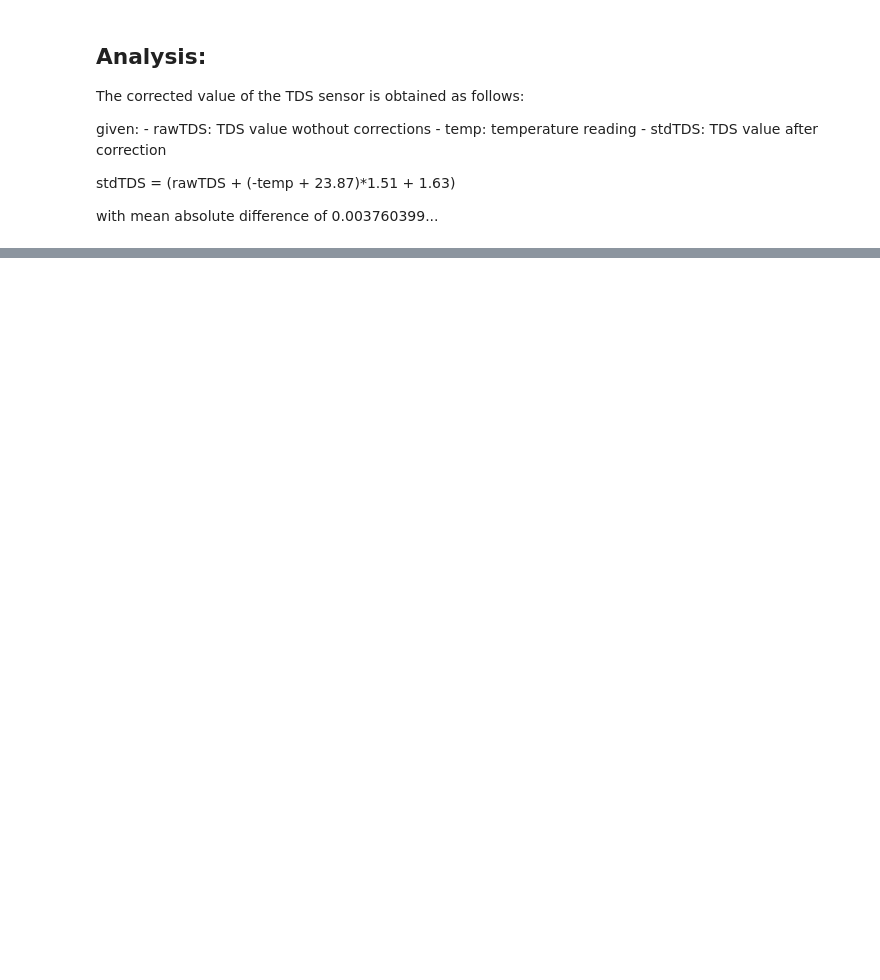
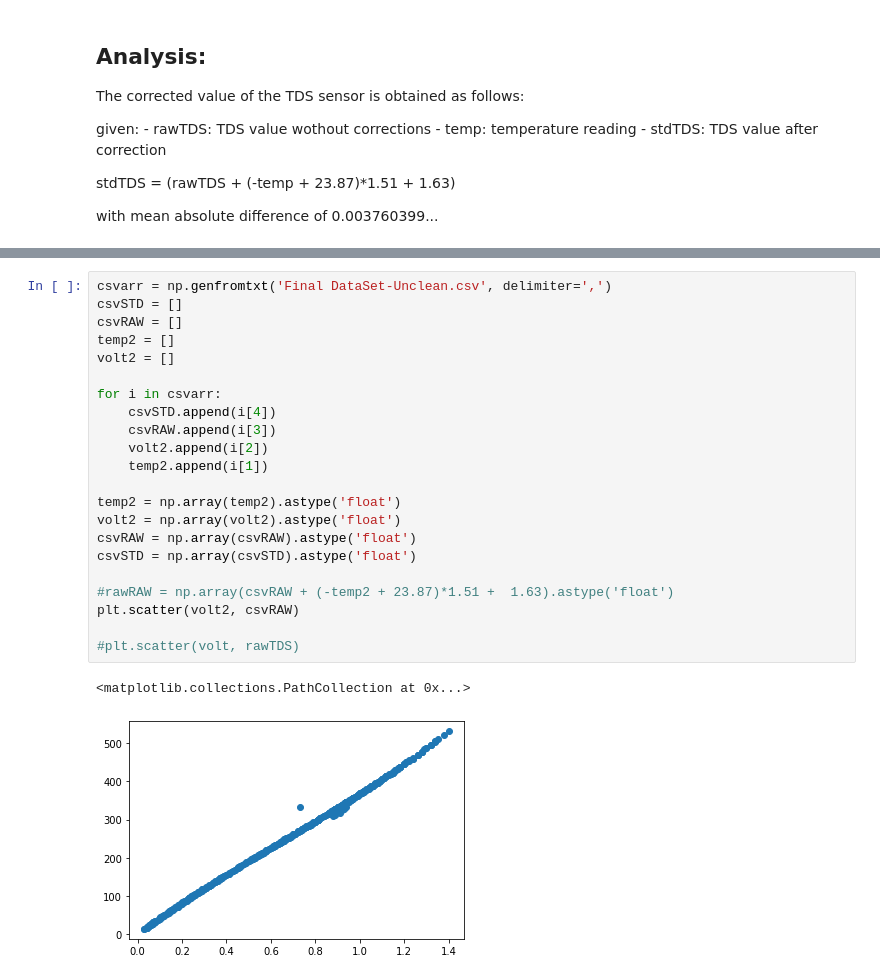
Before and after one commit to saru-d2/esw-32-proj, a Jupyter notebook: esw_analysis/analysis.ipynb, the cells around one changed output, grey strips where cells are left out. Drawn from its saved outputs; the diff is of its cells as text; blank space fills up the shorter version.

```diff
--- a/esw_analysis/analysis.ipynb
+++ b/esw_analysis/analysis.ipynb
@@ -72,0 +100,25 @@ meanErr
+# %%
+csvarr = np.genfromtxt('Final DataSet-Unclean.csv', delimiter=',')
+csvSTD = []
+csvRAW = []
+temp2 = []
+volt2 = []
+
+for i in csvarr:
+    csvSTD.append(i[4])
+    csvRAW.append(i[3])
+    volt2.append(i[2])
+    temp2.append(i[1])
+
+temp2 = np.array(temp2).astype('float')
+volt2 = np.array(volt2).astype('float')
+csvRAW = np.array(csvRAW).astype('float')
+csvSTD = np.array(csvSTD).astype('float')
+
+#rawRAW = np.array(csvRAW + (-temp2 + 23.87)*1.51 +  1.63).astype('float')
+plt.scatter(volt2, csvRAW)
+
+#plt.scatter(volt, rawTDS)
+# %% [output]
+<matplotlib.collections.PathCollection at 0x...>
+[figure, added]
```
Also changed, not shown: parts of 12 cells of this notebook, 2 other files.
